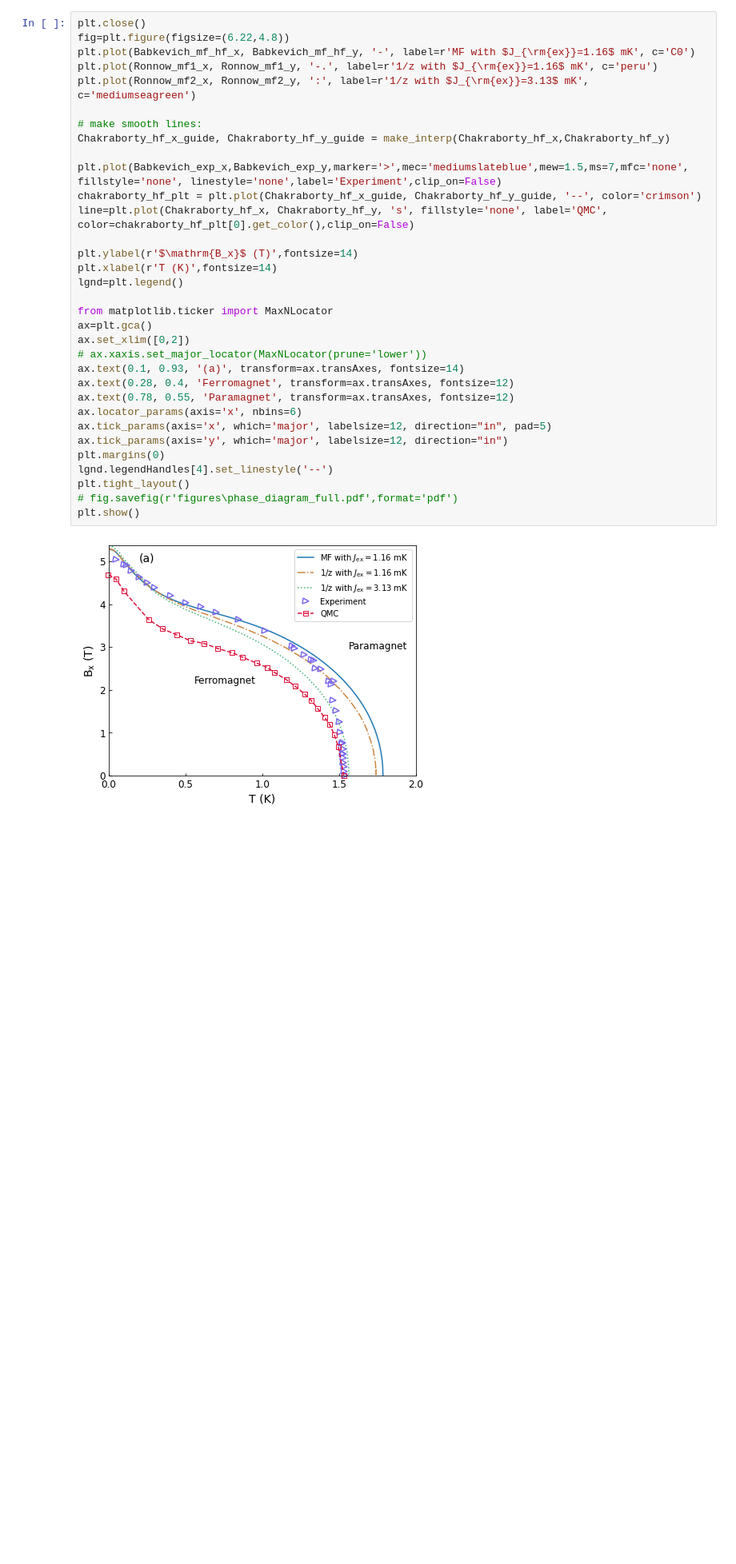
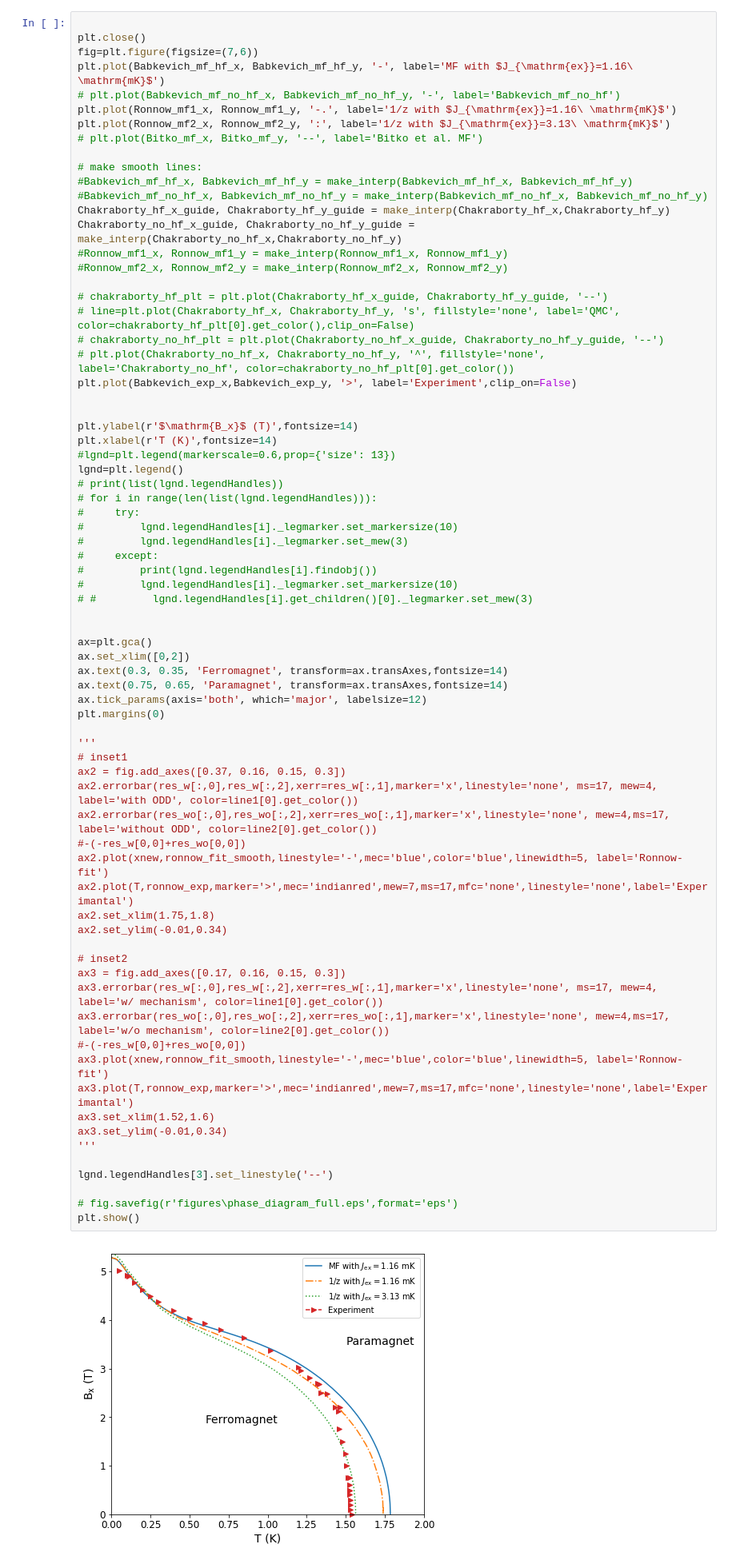
Before and after one commit to tomerdol/MC-LiHoF4-offdiagonal-dipolar, a Jupyter notebook: scripts/jupyter_notebooks/Phase diagram - extracted data.ipynb, the cells around one changed output. Shown at 80% size. Drawn from its saved outputs; the diff is of its cells as text; blank space fills up the shorter version.

```diff
--- a/scripts/jupyter_notebooks/Phase diagram - extracted data.ipynb
+++ b/scripts/jupyter_notebooks/Phase diagram - extracted data.ipynb
@@ -46,37 +54,77 @@ Ronnow_mf1_x, Ronnow_mf1_y = sort(np.genfromtxt(r'data\Ronnow_mf1.txt',unpack=Tr
 Ronnow_mf2_x, Ronnow_mf2_y = sort(np.genfromtxt(r'data\Ronnow_mf2.txt',unpack=True))
 Bitko_mf_x, Bitko_mf_y = sort(np.genfromtxt(r'data\Bitko_mf.txt',unpack=True))
 # %%
+
 plt.close()
-fig=plt.figure(figsize=(6.22,4.8))
-plt.plot(Babkevich_mf_hf_x, Babkevich_mf_hf_y, '-', label=r'MF with $J_{\rm{ex}}=1.16$ mK', c='C0')
-plt.plot(Ronnow_mf1_x, Ronnow_mf1_y, '-.', label=r'1/z with $J_{\rm{ex}}=1.16$ mK', c='peru')
-plt.plot(Ronnow_mf2_x, Ronnow_mf2_y, ':', label=r'1/z with $J_{\rm{ex}}=3.13$ mK', c='mediumseagreen')
+fig=plt.figure(figsize=(7,6))
+plt.plot(Babkevich_mf_hf_x, Babkevich_mf_hf_y, '-', label='MF with $J_{\mathrm{ex}}=1.16\ \mathrm{mK}$')
+# plt.plot(Babkevich_mf_no_hf_x, Babkevich_mf_no_hf_y, '-', label='Babkevich_mf_no_hf')
+plt.plot(Ronnow_mf1_x, Ronnow_mf1_y, '-.', label='1/z with $J_{\mathrm{ex}}=1.16\ \mathrm{mK}$')
+plt.plot(Ronnow_mf2_x, Ronnow_mf2_y, ':', label='1/z with $J_{\mathrm{ex}}=3.13\ \mathrm{mK}$')
+# plt.plot(Bitko_mf_x, Bitko_mf_y, '--', label='Bitko et al. MF')
 
 # make smooth lines:
+#Babkevich_mf_hf_x, Babkevich_mf_hf_y = make_interp(Babkevich_mf_hf_x, Babkevich_mf_hf_y)
+#Babkevich_mf_no_hf_x, Babkevich_mf_no_hf_y = make_interp(Babkevich_mf_no_hf_x, Babkevich_mf_no_hf_y)
 Chakraborty_hf_x_guide, Chakraborty_hf_y_guide = make_interp(Chakraborty_hf_x,Chakraborty_hf_y)
+Chakraborty_no_hf_x_guide, Chakraborty_no_hf_y_guide = make_interp(Chakraborty_no_hf_x,Chakraborty_no_hf_y)
+#Ronnow_mf1_x, Ronnow_mf1_y = make_interp(Ronnow_mf1_x, Ronnow_mf1_y)
+#Ronnow_mf2_x, Ronnow_mf2_y = make_interp(Ronnow_mf2_x, Ronnow_mf2_y)
 
-plt.plot(Babkevich_exp_x,Babkevich_exp_y,marker='>',mec='mediumslateblue',mew=1.5,ms=7,mfc='none', fillstyle='none', linestyle='none',label='Experiment',clip_on=False)
-chakraborty_hf_plt = plt.plot(Chakraborty_hf_x_guide, Chakraborty_hf_y_guide, '--', color='crimson')
-line=plt.plot(Chakraborty_hf_x, Chakraborty_hf_y, 's', fillstyle='none', label='QMC', color=chakraborty_hf_plt[0].get_color(),clip_on=False)
+# chakraborty_hf_plt = plt.plot(Chakraborty_hf_x_guide, Chakraborty_hf_y_guide, '--')
+# line=plt.plot(Chakraborty_hf_x, Chakraborty_hf_y, 's', fillstyle='none', label='QMC', color=chakraborty_hf_plt[0].get_color(),clip_on=False)
+# chakraborty_no_hf_plt = plt.plot(Chakraborty_no_hf_x_guide, Chakraborty_no_hf_y_guide, '--')
+# plt.plot(Chakraborty_no_hf_x, Chakraborty_no_hf_y, '^', fillstyle='none', label='Chakraborty_no_hf', color=chakraborty_no_hf_plt[0].get_color())
+plt.plot(Babkevich_exp_x,Babkevich_exp_y, '>', label='Experiment',clip_on=False)
+
 
 plt.ylabel(r'$\mathrm{B_x}$ (T)',fontsize=14)
 plt.xlabel(r'T (K)',fontsize=14)
+#lgnd=plt.legend(markerscale=0.6,prop={'size': 13})
 lgnd=plt.legend()
+# print(list(lgnd.legendHandles))
+# for i in range(len(list(lgnd.legendHandles))):
+#     try:
+#         lgnd.legendHandles[i]._legmarker.set_markersize(10)
+#         lgnd.legendHandles[i]._legmarker.set_mew(3)
+#     except:
+#         print(lgnd.legendHandles[i].findobj())
+#         lgnd.legendHandles[i]._legmarker.set_markersize(10)
+# #         lgnd.legendHandles[i].get_children()[0]._legmarker.set_mew(3)
 
-from matplotlib.ticker import MaxNLocator
+
 ax=plt.gca()
 ax.set_xlim([0,2])
-# ax.xaxis.set_major_locator(MaxNLocator(prune='lower'))
-ax.text(0.1, 0.93, '(a)', transform=ax.transAxes, fontsize=14)
-ax.text(0.28, 0.4, 'Ferromagnet', transform=ax.transAxes, fontsize=12)
-ax.text(0.78, 0.55, 'Paramagnet', transform=ax.transAxes, fontsize=12)
-ax.locator_params(axis='x', nbins=6)
-ax.tick_params(axis='x', which='major', labelsize=12, direction="in", pad=5)
-ax.tick_params(axis='y', which='major', labelsize=12, direction="in")
+ax.text(0.3, 0.35, 'Ferromagnet', transform=ax.transAxes,fontsize=14)
+ax.text(0.75, 0.65, 'Paramagnet', transform=ax.transAxes,fontsize=14)
+ax.tick_params(axis='both', which='major', labelsize=12)
 plt.margins(0)
-lgnd.legendHandles[4].set_linestyle('--')
-plt.tight_layout()
-# fig.savefig(r'figures\phase_diagram_full.pdf',format='pdf')
+
+'''
+# inset1
+ax2 = fig.add_axes([0.37, 0.16, 0.15, 0.3])
+ax2.errorbar(res_w[:,0],res_w[:,2],xerr=res_w[:,1],marker='x',linestyle='none', ms=17, mew=4, label='with ODD', color=line1[0].get_color())
+ax2.errorbar(res_wo[:,0],res_wo[:,2],xerr=res_wo[:,1],marker='x',linestyle='none', mew=4,ms=17, label='without ODD', color=line2[0].get_color())
+#-(-res_w[0,0]+res_wo[0,0])
+ax2.plot(xnew,ronnow_fit_smooth,linestyle='-',mec='blue',color='blue',linewidth=5, label='Ronnow-fit')
+ax2.plot(T,ronnow_exp,marker='>',mec='indianred',mew=7,ms=17,mfc='none',linestyle='none',label='Experimantal')
+ax2.set_xlim(1.75,1.8)
+ax2.set_ylim(-0.01,0.34)
+
+# inset2
+ax3 = fig.add_axes([0.17, 0.16, 0.15, 0.3])
+ax3.errorbar(res_w[:,0],res_w[:,2],xerr=res_w[:,1],marker='x',linestyle='none', ms=17, mew=4, label='w/ mechanism', color=line1[0].get_color())
+ax3.errorbar(res_wo[:,0],res_wo[:,2],xerr=res_wo[:,1],marker='x',linestyle='none', mew=4,ms=17, label='w/o mechanism', color=line2[0].get_color())
+#-(-res_w[0,0]+res_wo[0,0])
+ax3.plot(xnew,ronnow_fit_smooth,linestyle='-',mec='blue',color='blue',linewidth=5, label='Ronnow-fit')
+ax3.plot(T,ronnow_exp,marker='>',mec='indianred',mew=7,ms=17,mfc='none',linestyle='none',label='Experimantal')
+ax3.set_xlim(1.52,1.6)
+ax3.set_ylim(-0.01,0.34)
+'''
+
+lgnd.legendHandles[3].set_linestyle('--')
+
+# fig.savefig(r'figures\phase_diagram_full.eps',format='eps')
 plt.show()
 # %% [output]
-[figure, old version]
+[figure, new version]
```
Also changed, not shown: parts of 4 cells of this notebook, 25 other files.
